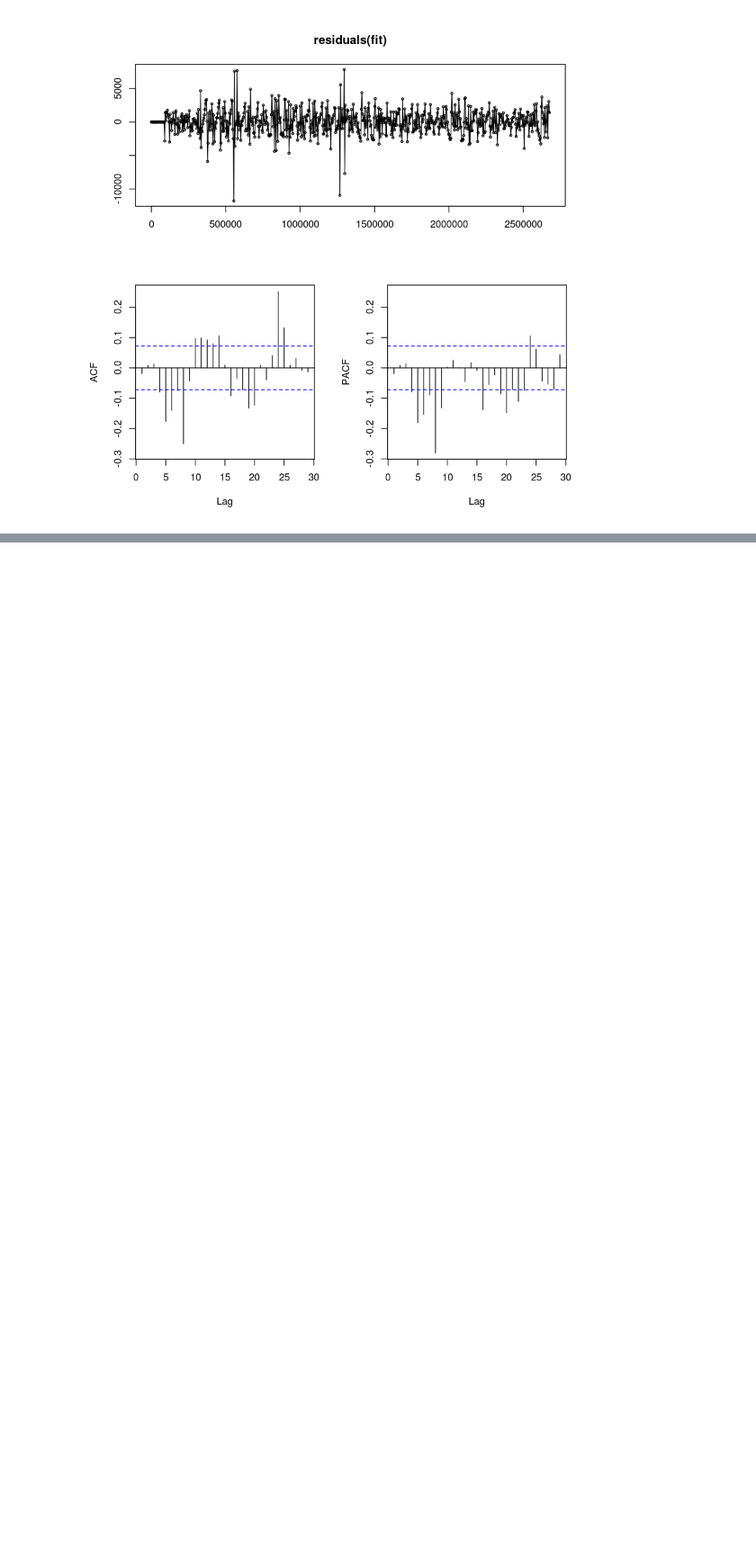
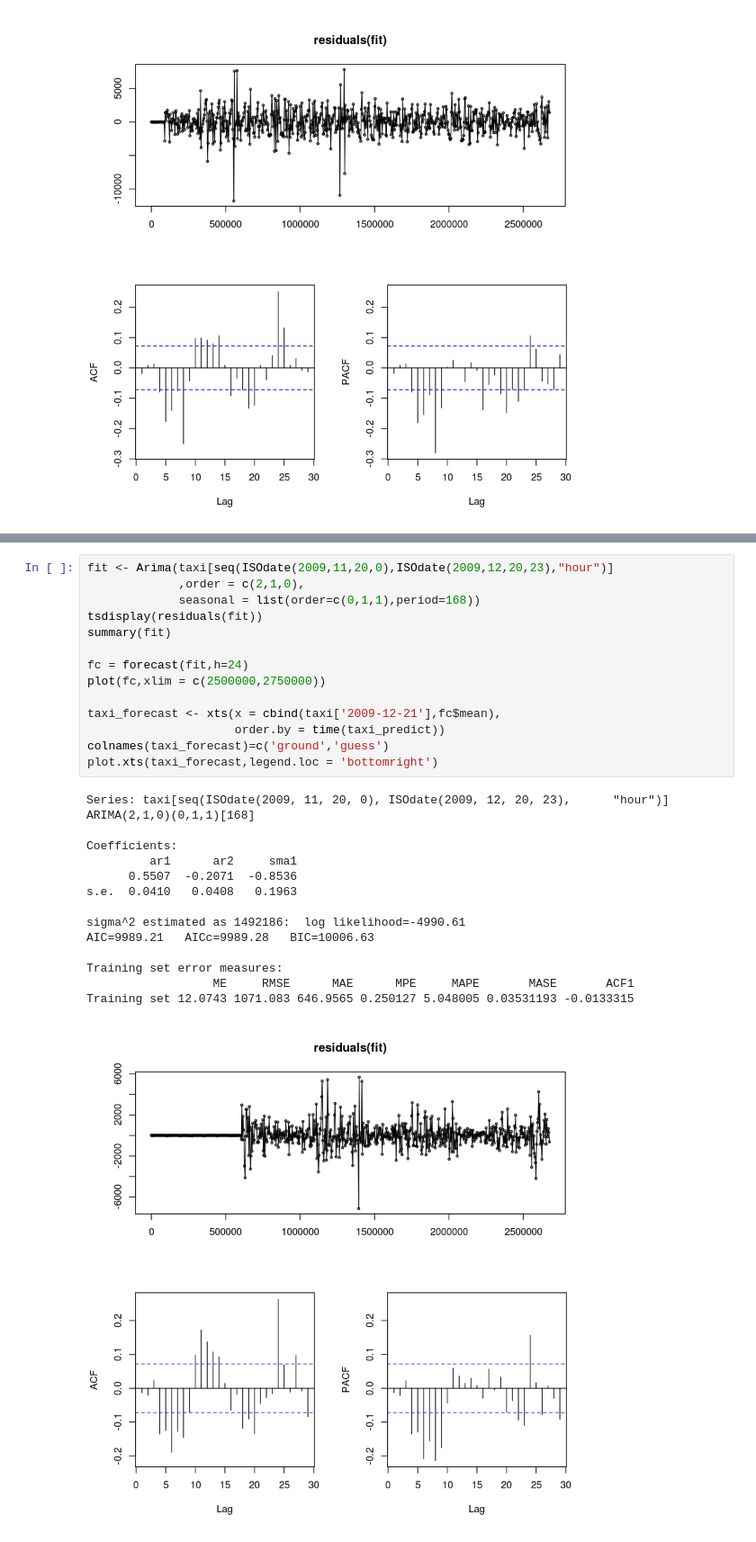
Before and after one commit to pdpham-llnl/dssi17, a Jupyter notebook: taxi/ts_taxi_ARIMA_R.ipynb, the cells around one changed output, grey strips where cells are left out. Shown at 90% size. Drawn from its saved outputs; the diff is of its cells as text; blank space fills up the shorter version.

```diff
--- a/taxi/ts_taxi_ARIMA_R.ipynb
+++ b/taxi/ts_taxi_ARIMA_R.ipynb
@@ -132,0 +108,30 @@ Training set 0.0007413766
+# %%
+fit <- Arima(taxi[seq(ISOdate(2009,11,20,0),ISOdate(2009,12,20,23),"hour")]
+             ,order = c(2,1,0),
+             seasonal = list(order=c(0,1,1),period=168))
+tsdisplay(residuals(fit))
+summary(fit)
+
+fc = forecast(fit,h=24)
+plot(fc,xlim = c(2500000,2750000))
+
+taxi_forecast <- xts(x = cbind(taxi['2009-12-21'],fc$mean),
+                     order.by = time(taxi_predict))
+colnames(taxi_forecast)=c('ground','guess')
+plot.xts(taxi_forecast,legend.loc = 'bottomright')
+# %% [output]
+Series: taxi[seq(ISOdate(2009, 11, 20, 0), ISOdate(2009, 12, 20, 23),      "hour")]
+ARIMA(2,1,0)(0,1,1)[168]
+
+Coefficients:
+         ar1      ar2     sma1
+      0.5507  -0.2071  -0.8536
+s.e.  0.0410   0.0408   0.1963
+
+sigma^2 estimated as 1492186:  log likelihood=-4990.61
+AIC=9989.21   AICc=9989.28   BIC=10006.63
+
+Training set error measures:
+                  ME     RMSE      MAE      MPE     MAPE       MASE       ACF1
+Training set 12.0743 1071.083 646.9565 0.250127 5.048005 0.03531193 -0.0133315
+[figure, added]
```
Also changed, not shown: parts of 8 cells of this notebook.
